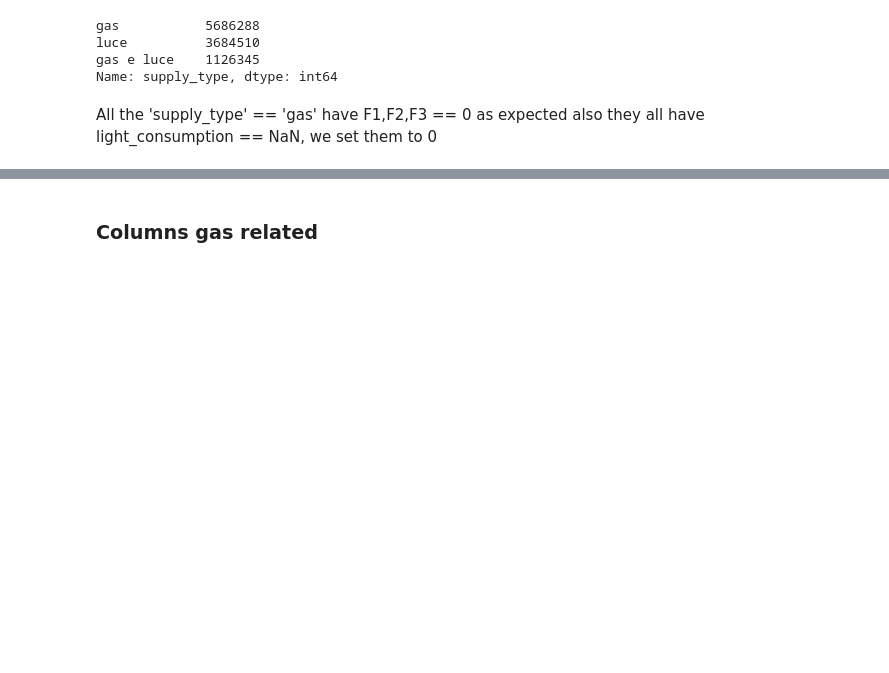
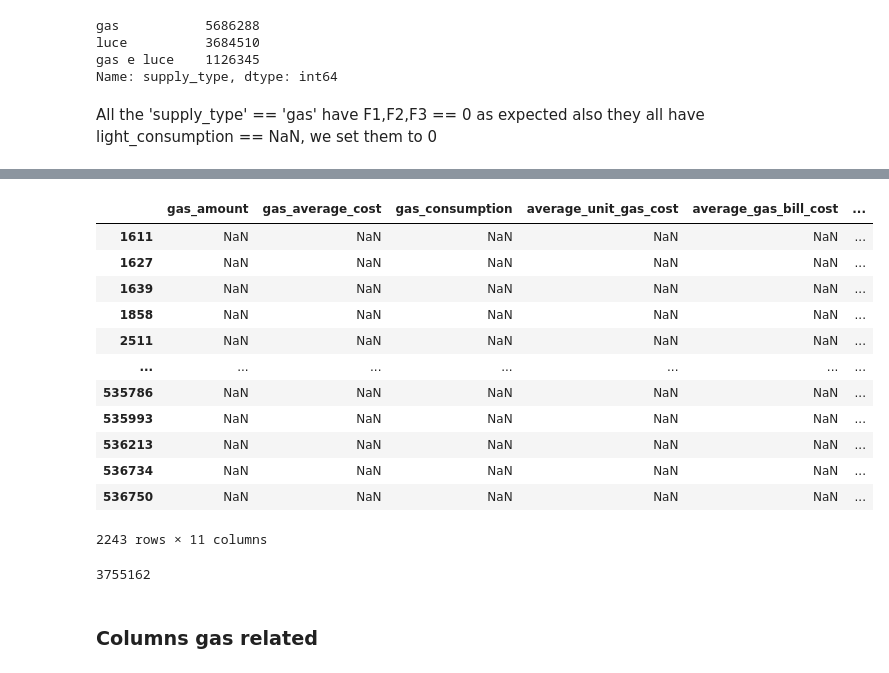
Before and after one commit to Il-Pela/BDMG-Project, a Jupyter notebook: Pelacani.ipynb, the cells around one changed output, grey strips where cells are left out. Saved outputs shown, nothing was run; the diff lists cells and outputs as text; code cells hidden in the pictures; blank space fills up the shorter version.

```diff
--- a/Pelacani.ipynb
+++ b/Pelacani.ipynb
@@ -433,3 +500,23 @@ Name: light_consumption, dtype: Float64
+# %%
+base[base['gas_consumption'].isna()][['gas_amount', 'gas_average_cost', 'gas_consumption', 'average_unit_gas_cost', 'average_gas_bill_cost', 'gas_system_charges', 'gas_material_cost', 'gas_transport_cost', 'supply_type', 'bill_type', 'light_consumption']].compute()
+# %% [output]
+|  | gas_amount | gas_average_cost | gas_consumption | average_unit_gas_cost | average_gas_bill_cost | ... |
+| 1611 | NaN | NaN | NaN | NaN | NaN | ... |
+| 1627 | NaN | NaN | NaN | NaN | NaN | ... |
+| 1639 | NaN | NaN | NaN | NaN | NaN | ... |
+| 1858 | NaN | NaN | NaN | NaN | NaN | ... |
+| 2511 | NaN | NaN | NaN | NaN | NaN | ... |
+| ... | ... | ... | ... | ... | ... | ... |
+| 535786 | NaN | NaN | NaN | NaN | NaN | ... |
+| 535993 | NaN | NaN | NaN | NaN | NaN | ... |
+| 536213 | NaN | NaN | NaN | NaN | NaN | ... |
+| 536734 | NaN | NaN | NaN | NaN | NaN | ... |
+| 536750 | NaN | NaN | NaN | NaN | NaN | ... |
+2243 rows × 11 columns
+# %%
+base['gas_material_cost'].isna().sum().compute()
+# %% [output]
+3755162
 # %% [markdown]
 ### Columns gas related
 # %% [markdown]
```
Also changed, not shown: parts of 24 cells of this notebook.
